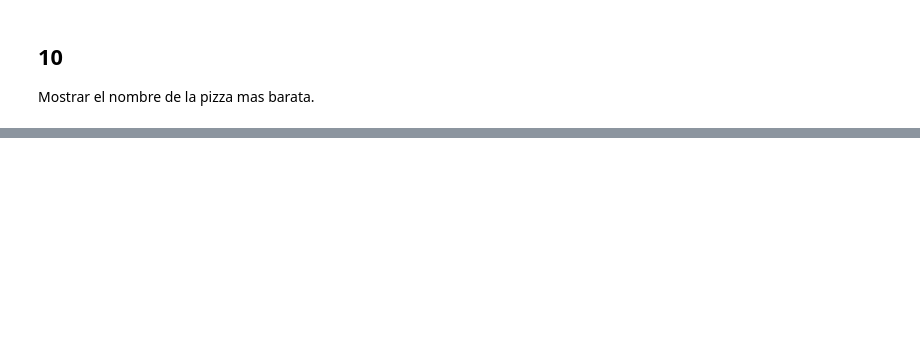
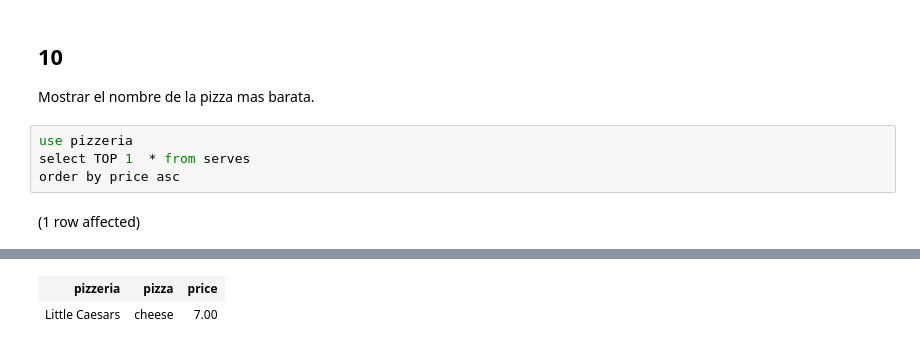
Before and after one commit to NivekWTF/TallerBD_PVC, a Jupyter notebook: Pizza.ipynb, the cells around one changed output, grey strips where cells are left out. Drawn from its saved outputs; the diff is of its cells as text; blank space fills up the shorter version.

```diff
--- a/Pizza.ipynb
+++ b/Pizza.ipynb
@@ -254,3 +306,9 @@ Mostrar las pizzerías que solamente sirven a personas mayores de 30 años.
 # %% [markdown]
 ## 10 ##
 Mostrar el nombre de la pizza mas barata.
+# %%
+use pizzeria
+select TOP 1  * from serves
+order by price asc
+# %% [output]
+(1 row affected)
@@ -256,0 +316,2 @@ Mostrar el nombre de la pizza mas barata.
+| pizzeria | pizza | price |
+| Little Caesars | cheese | 7.00 |
```
Also changed, not shown: parts of 8 cells of this notebook.
